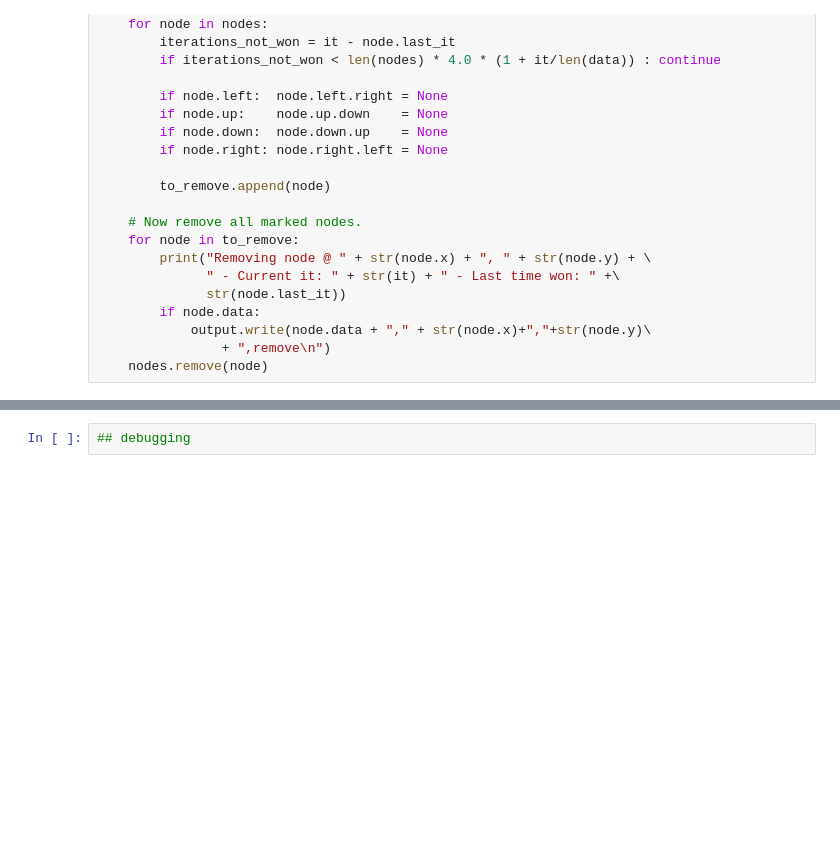
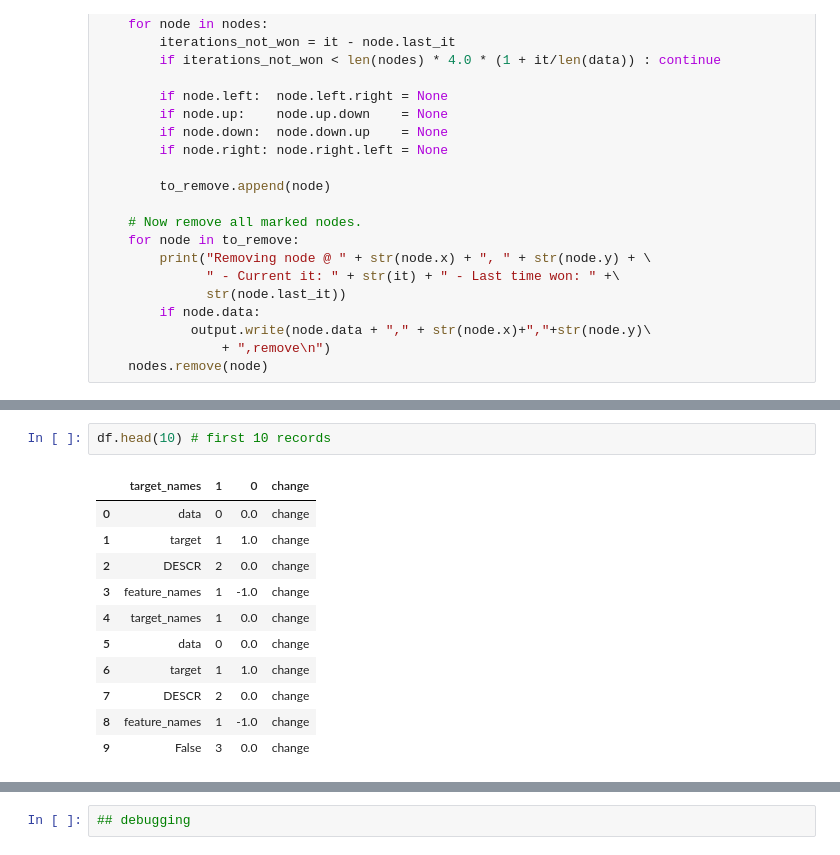
Before and after one commit to abhinavralhan/kohonen-maps, a Jupyter notebook: gsom-iris-python.ipynb, the cells around one changed output, grey strips where cells are left out. Drawn from its saved outputs; the diff is of its cells as text; blank space fills up the shorter version.

```diff
--- a/gsom-iris-python.ipynb
+++ b/gsom-iris-python.ipynb
@@ -334,0 +388,14 @@ Growing up at: (150,50) -> (150, 51)
+# %%
+df.head(10) # first 10 records
+# %% [output]
+|  | target_names | 1 | 0 | change |
+| 0 | data | 0 | 0.0 | change |
+| 1 | target | 1 | 1.0 | change |
+| 2 | DESCR | 2 | 0.0 | change |
+| 3 | feature_names | 1 | -1.0 | change |
+| 4 | target_names | 1 | 0.0 | change |
+| 5 | data | 0 | 0.0 | change |
+| 6 | target | 1 | 1.0 | change |
+| 7 | DESCR | 2 | 0.0 | change |
+| 8 | feature_names | 1 | -1.0 | change |
+| 9 | False | 3 | 0.0 | change |
```
Also changed, not shown: parts of 12 cells of this notebook, 1 other file.
